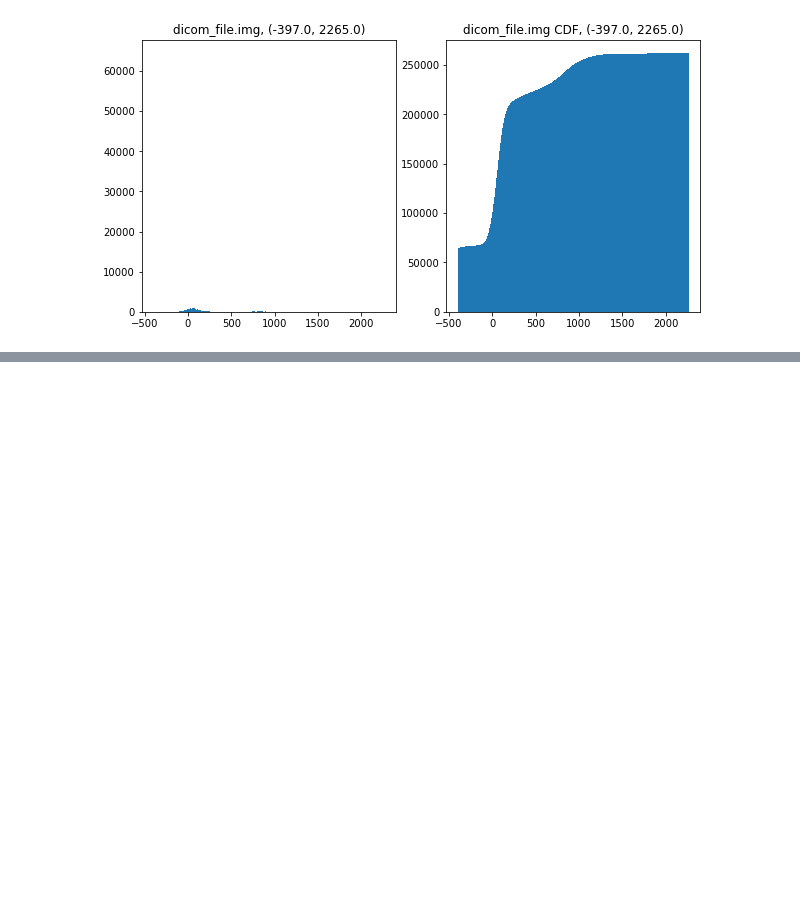
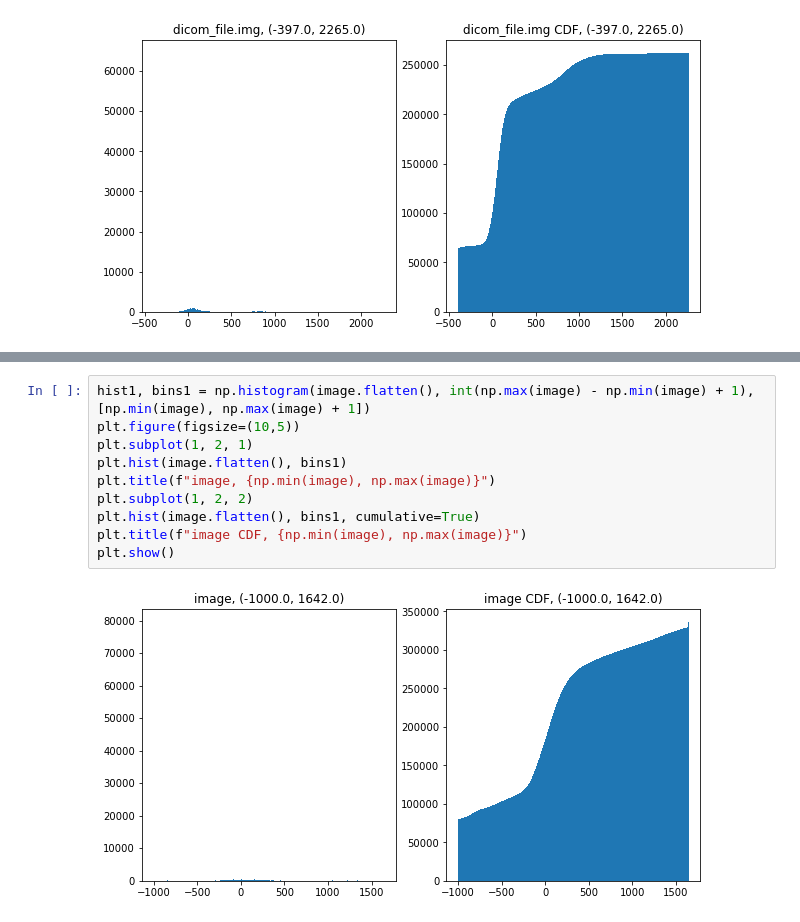
Before and after one commit to Jihwan98/2022-1, a Jupyter notebook: G-Follow/dicom_hist_9.ipynb, the cells around one changed output, grey strips where cells are left out. Drawn from its saved outputs; the diff is of its cells as text; blank space fills up the shorter version.

```diff
--- a/G-Follow/dicom_hist_9.ipynb
+++ b/G-Follow/dicom_hist_9.ipynb
@@ -202,0 +244,12 @@ plt.show()
+# %%
+hist1, bins1 = np.histogram(image.flatten(), int(np.max(image) - np.min(image) + 1), [np.min(image), np.max(image) + 1])
+plt.figure(figsize=(10,5))
+plt.subplot(1, 2, 1)
+plt.hist(image.flatten(), bins1)
+plt.title(f"image, {np.min(image), np.max(image)}")
+plt.subplot(1, 2, 2)
+plt.hist(image.flatten(), bins1, cumulative=True)
+plt.title(f"image CDF, {np.min(image), np.max(image)}")
+plt.show()
+# %% [output]
+[figure, added]
```
Also changed, not shown: parts of 9 cells of this notebook.
